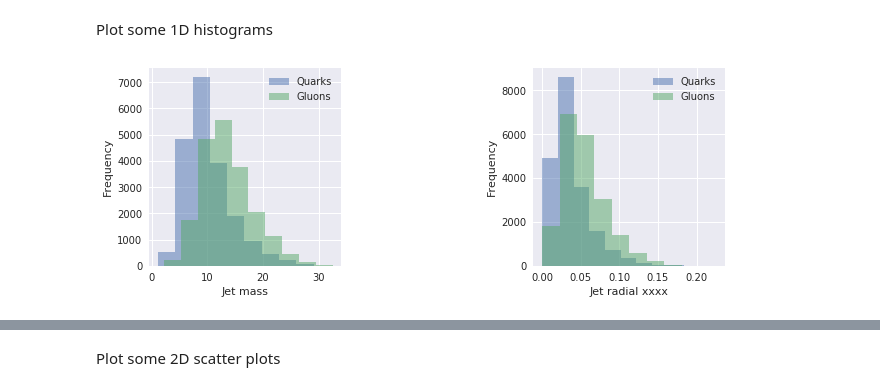
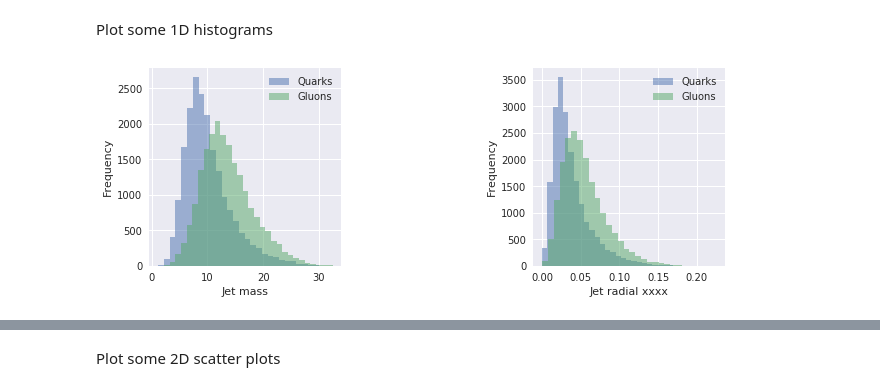
Before and after one commit to cbeiraod/LIPDataScienceSchool_2018, a Jupyter notebook: EDA.ipynb, the cells around one changed output, grey strips where cells are left out. Cells and saved outputs as stored; diff of their text form; code cells hidden in the pictures.

Commit message:
Added a few more plotting options

```diff
--- a/EDA.ipynb
+++ b/EDA.ipynb
@@ -157,20 +172,20 @@ Plot some 1D histograms
 # %%
 fig, ax = plt.subplots(1,2)
 
-ax[0].hist(dfQuarks.mass, 10, alpha=0.5, label="Quarks")
-ax[0].hist(dfGluons.mass, 10, alpha=0.5, label="Gluons")
-ax[1].hist(dfQuarks.radial, 10, alpha=0.5, label="Quarks")
-ax[1].hist(dfGluons.radial, 10, alpha=0.5, label="Gluons")
+ax[0].hist(dfQuarks.mass, 30, alpha=0.5, label="Quarks")
+ax[0].hist(dfGluons.mass, 30, alpha=0.5, label="Gluons")
+ax[1].hist(dfQuarks.radial, 30, alpha=0.5, label="Quarks")
+ax[1].hist(dfGluons.radial, 30, alpha=0.5, label="Gluons")
 
 fig.subplots_adjust(left=0, right=1, bottom=0, top=0.5, hspace=0.05, wspace=1)
 ax[0].set_xlabel("Jet mass")
 ax[0].set_ylabel("Frequency")
 ax[1].set_xlabel("Jet radial xxxx")
 ax[1].set_ylabel("Frequency")
 
 ax[0].legend()
 ax[1].legend()
 
 plt.show()
 # %% [output]
-[figure, old version]
+[figure, new version]
```
Also changed, not shown: parts of 7 cells of this notebook.
